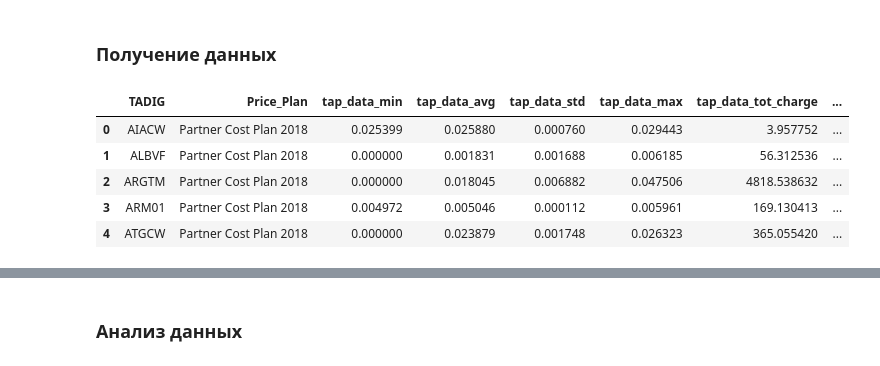
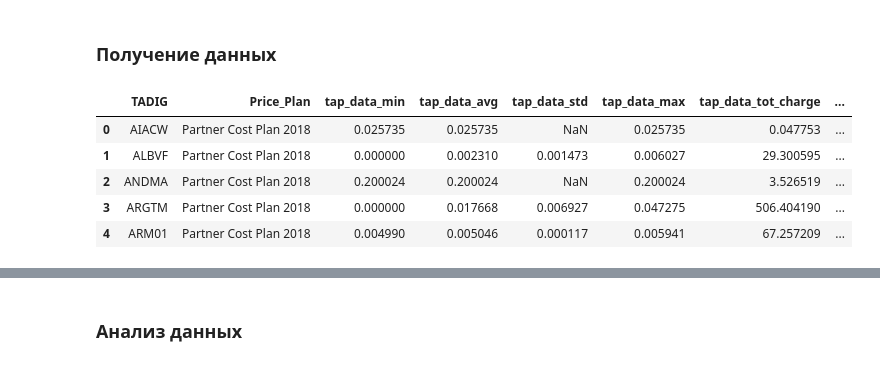
Before and after one commit to balobinp/RB_BD, a Jupyter notebook: RB_REPORTS_and_ANALYSIS_Python3.ipynb, the cells around one changed output, grey strips where cells are left out. Drawn from its saved outputs; the diff is of its cells as text; code cells hidden in the pictures.

```diff
--- a/RB_REPORTS_and_ANALYSIS_Python3.ipynb
+++ b/RB_REPORTS_and_ANALYSIS_Python3.ipynb
@@ -110,36 +110,36 @@ df_al=pd.read_csv(join(downloads,'DMI.dmi_allowed_list_export_Tue_Feb_05_2019.cs
 # %%
 #Из базы данных BSS выгружаем данные по тарифам
 
 cnxn = mysql.connector.connect(user='noc', password='WcQUzkXiXwoxnFfGnRxb',host='172.18.11.40',database='BSS')
 
 sql_srt=\
 '''
 SELECT
 VisitedNetworkTadig AS TADIG
 ,CostTariffId AS Price_Plan
 ,MIN((Cost*1024*1024)/TotalChargedUnits) AS tap_data_min
 ,AVG((Cost*1024*1024)/TotalChargedUnits) AS tap_data_avg
 ,STDDEV_SAMP((Cost*1024*1024)/TotalChargedUnits) AS tap_data_std
 ,MAX((Cost*1024*1024)/TotalChargedUnits) AS tap_data_max
 ,SUM(Cost) AS tap_data_tot_charge
 ,SUM(Revenue) AS tap_data_tot_revenue
 FROM TAP.GPRS_CALL
 WHERE
-TreatedTimestampUtc > 20190115000000
+TreatedTimestampUtc > 20190210000000
 AND TotalChargedUnits > 1024
 GROUP BY VisitedNetworkTadig,CostTariffId
 '''
 
 df_tap_tariff = pd.read_sql_query(sql_srt, cnxn)
 cnxn.close()
 df_tap_tariff.head()
 # %% [output]
 |  | TADIG | Price_Plan | tap_data_min | tap_data_avg | tap_data_std | tap_data_max | tap_data_tot_charge | ... |
-| 0 | AIACW | Partner Cost Plan 2018 | 0.025399 | 0.025880 | 0.000760 | 0.029443 | 3.957752 | ... |
-| 1 | ALBVF | Partner Cost Plan 2018 | 0.000000 | 0.001831 | 0.001688 | 0.006185 | 56.312536 | ... |
-| 2 | ARGTM | Partner Cost Plan 2018 | 0.000000 | 0.018045 | 0.006882 | 0.047506 | 4818.538632 | ... |
-| 3 | ARM01 | Partner Cost Plan 2018 | 0.004972 | 0.005046 | 0.000112 | 0.005961 | 169.130413 | ... |
-| 4 | ATGCW | Partner Cost Plan 2018 | 0.000000 | 0.023879 | 0.001748 | 0.026323 | 365.055420 | ... |
+| 0 | AIACW | Partner Cost Plan 2018 | 0.025735 | 0.025735 | NaN | 0.025735 | 0.047753 | ... |
+| 1 | ALBVF | Partner Cost Plan 2018 | 0.000000 | 0.002310 | 0.001473 | 0.006027 | 29.300595 | ... |
+| 2 | ANDMA | Partner Cost Plan 2018 | 0.200024 | 0.200024 | NaN | 0.200024 | 3.526519 | ... |
+| 3 | ARGTM | Partner Cost Plan 2018 | 0.000000 | 0.017668 | 0.006927 | 0.047275 | 506.404190 | ... |
+| 4 | ARM01 | Partner Cost Plan 2018 | 0.004990 | 0.005046 | 0.000117 | 0.005941 | 67.257209 | ... |
 # %%
 #Из базы данных OCS выгружаем тарифы и объединяем с данными BSS и сохраняем в файл csv
 
```
Also changed, not shown: parts of 6 cells of this notebook, 4 other files.
